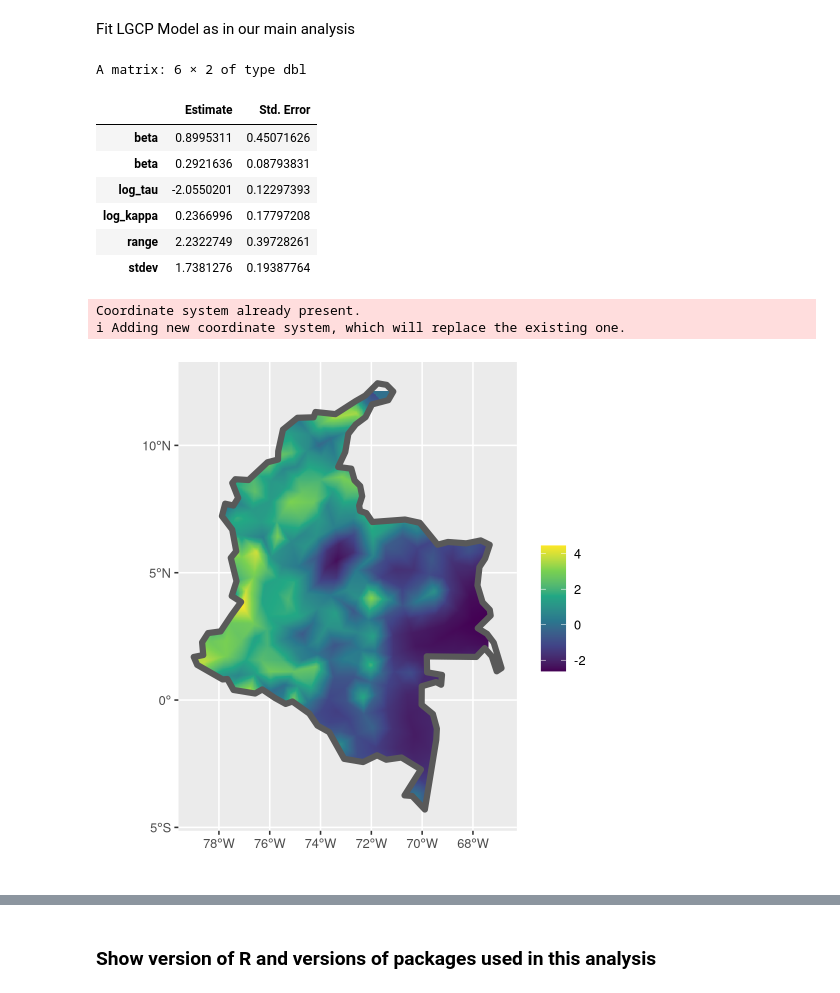
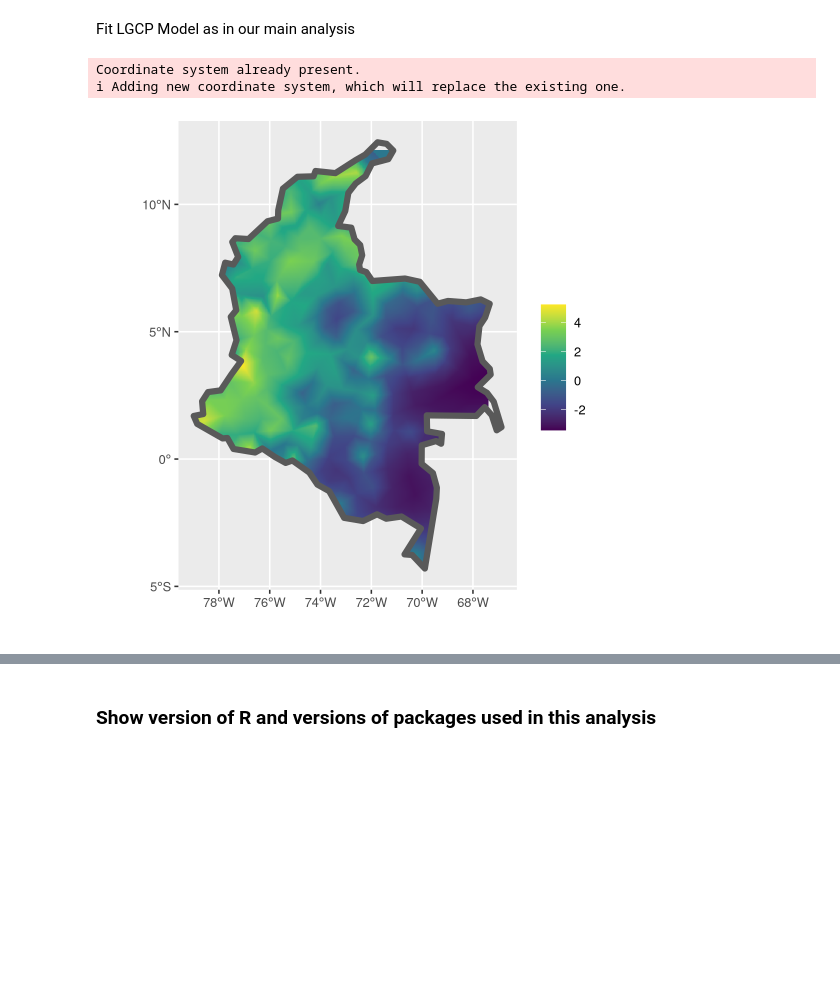
Before and after one commit to ElisavetPappa/col-conflict-sv, a Jupyter notebook: Pappa_et_al_2014-2024_RobustSensAnalyses.ipynb, the cells around one changed output, grey strips where cells are left out. Saved outputs shown, nothing was run; the diff lists cells and outputs as text; code cells hidden in the pictures; blank space fills up the shorter version.

```diff
--- a/Pappa_et_al_2014-2024_RobustSensAnalyses.ipynb
+++ b/Pappa_et_al_2014-2024_RobustSensAnalyses.ipynb
@@ -371,29 +371,19 @@ Fit LGCP Model as in our main analysis
 # %%
 fit_spatial <- fit_lgcp(locs = locs,
                         sf = colombia,
                         smesh = smesh,
-                        covariates = covariate_matrix,
-                        parameters = list(beta = c(0, 0),
+                        #covariates = covariate_matrix,
+                        parameters = list(beta = 0,
                                           log_tau = log(1),
                                           log_kappa = log(1)))
-
-get_coefs(fit_spatial)
 
 ## estimate random field
 get_fields(fit_spatial, smesh) |>
     show_field(smesh = smesh, sf = colombia, clip = TRUE)
 # %% [output]
-A matrix: 6 × 2 of type dbl
+Coordinate system already present.
+ℹ Adding new coordinate system, which will replace the existing one.
-|  | Estimate | Std. Error |
-| beta | 0.8995311 | 0.45071626 |
-| beta | 0.2921636 | 0.08793831 |
-| log_tau | -2.0550201 | 0.12297393 |
-| log_kappa | 0.2366996 | 0.17797208 |
-| range | 2.2322749 | 0.39728261 |
-| stdev | 1.7381276 | 0.19387764 |
-Coordinate system already present.
-ℹ Adding new coordinate system, which will replace the existing one.
-[figure, old version]
+[figure, new version]
 # %%
 ## now using UTMs rather than longitude and latitude
 points <- SV_combined_data_filtered_sf
```
Also changed, not shown: parts of 10 cells of this notebook, 1 other file.
